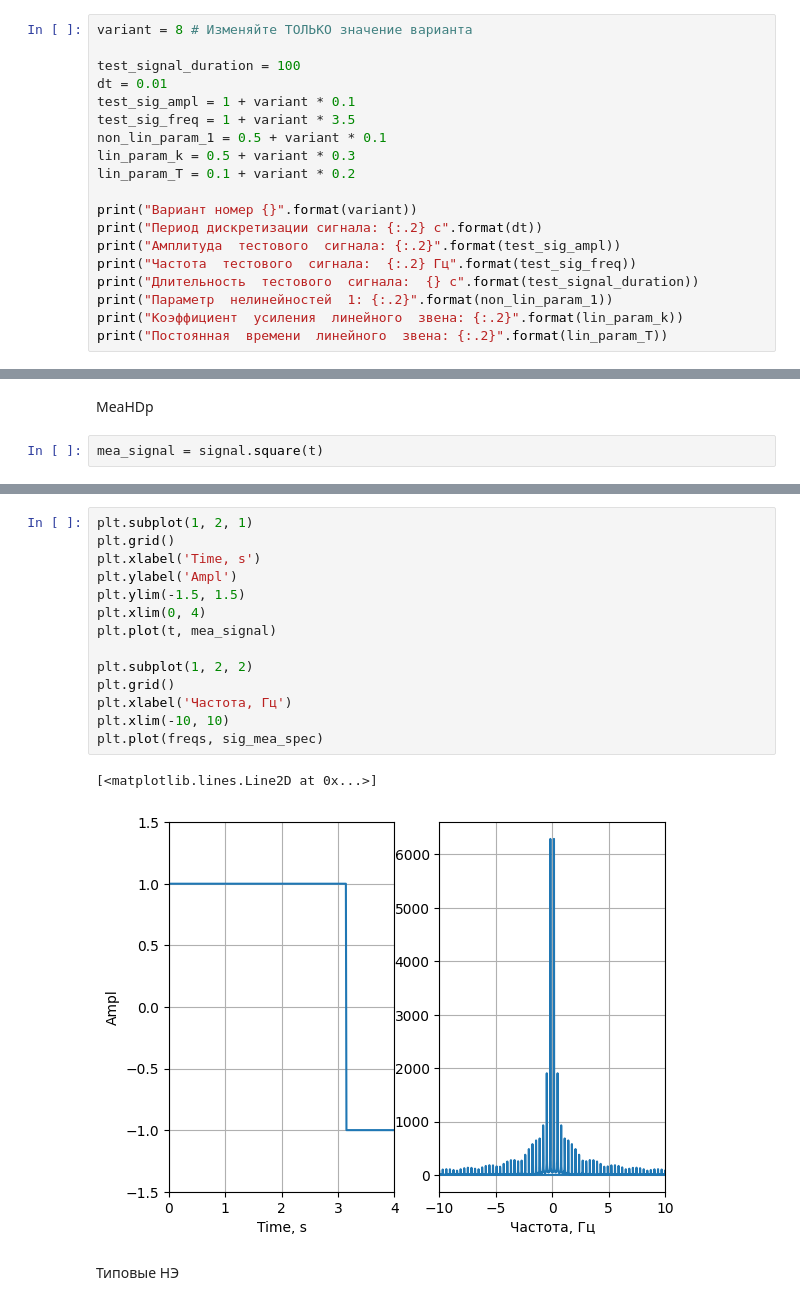
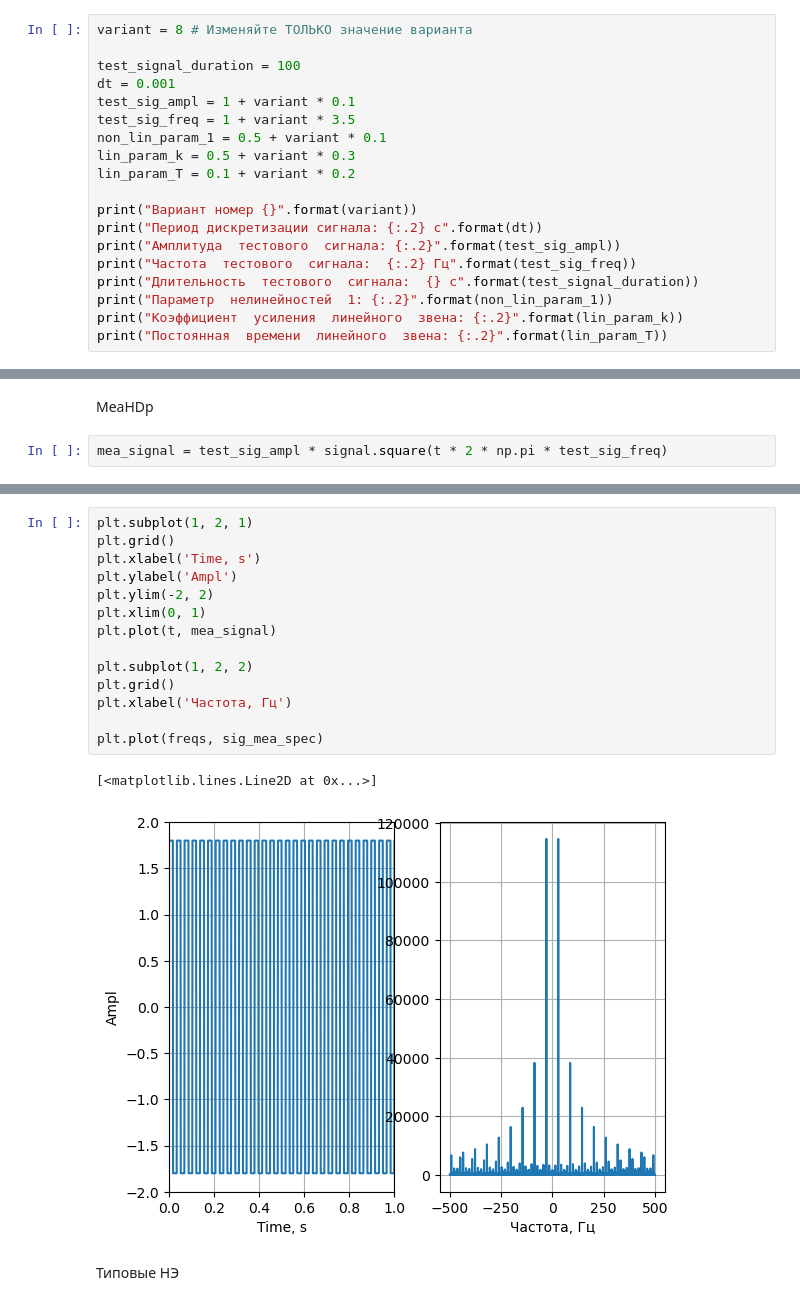
Before and after one commit to Filip-GG/TAU, a Jupyter notebook: 1/main.ipynb, the cells around one changed output, grey strips where cells are left out. Cells and saved outputs as stored; diff of their text form.

```diff
--- a/1/main.ipynb
+++ b/1/main.ipynb
@@ -8,7 +8,7 @@ from scipy import signal
 variant = 8 # Изменяйте ТОЛЬКО значение варианта
 
 test_signal_duration = 100
-dt = 0.01
+dt = 0.001
 test_sig_ampl = 1 + variant * 0.1
 test_sig_freq = 1 + variant * 3.5
 non_lin_param_1 = 0.5 + variant * 0.1
@@ -148,7 +149,7 @@ plt.plot(freqs, sig_pil_spec)
 # %% [markdown]
 MeaHDp
 # %%
-mea_signal = signal.square(t)
+mea_signal = test_sig_ampl * signal.square(t * 2 * np.pi * test_sig_freq)
 # %%
 plt.grid()
 plt.xlabel('Time, s')
@@ -172,20 +174,20 @@ plt.plot(freqs, sig_mea_spec)
 # %%
 plt.subplot(1, 2, 1)
 plt.grid()
 plt.xlabel('Time, s')
 plt.ylabel('Ampl')
-plt.ylim(-1.5, 1.5)
-plt.xlim(0, 4)
+plt.ylim(-2, 2)
+plt.xlim(0, 1)
 plt.plot(t, mea_signal)
 
 plt.subplot(1, 2, 2)
 plt.grid()
 plt.xlabel('Частота, Гц')
-plt.xlim(-10, 10)
+
 plt.plot(freqs, sig_mea_spec)
 # %% [output]
 [<matplotlib.lines.Line2D at 0x...>]
-[figure, old version]
+[figure, new version]
 # %% [markdown]
 Типовые НЭ
 # %%
```
Also changed, not shown: parts of 17 cells of this notebook, 4 other files.
